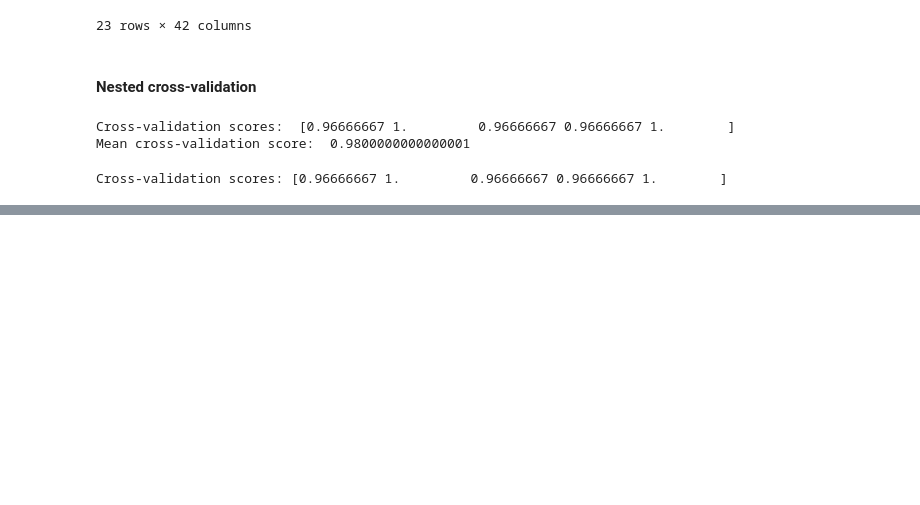
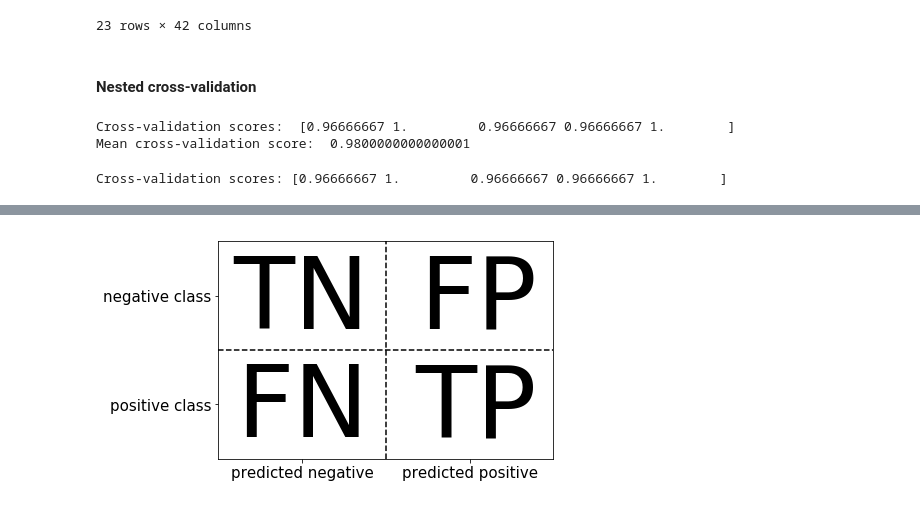
Before and after one commit to rodferro/introduction-to-ml, a Jupyter notebook: 05-model-evaluation-and-improvement.ipynb, the cells around one changed output, grey strips where cells are left out. Saved outputs shown, nothing was run; the diff lists cells and outputs as text; code cells hidden in the pictures; blank space fills up the shorter version.

```diff
--- a/05-model-evaluation-and-improvement.ipynb
+++ b/05-model-evaluation-and-improvement.ipynb
@@ -440,0 +499,4 @@ Cross-validation scores: [0.96666667 1.         0.96666667 0.96666667 1.
+# %%
+mglearn.plots.plot_binary_confusion_matrix()
+# %% [output]
+[figure, added]
```
Also changed, not shown: parts of 43 cells of this notebook.
